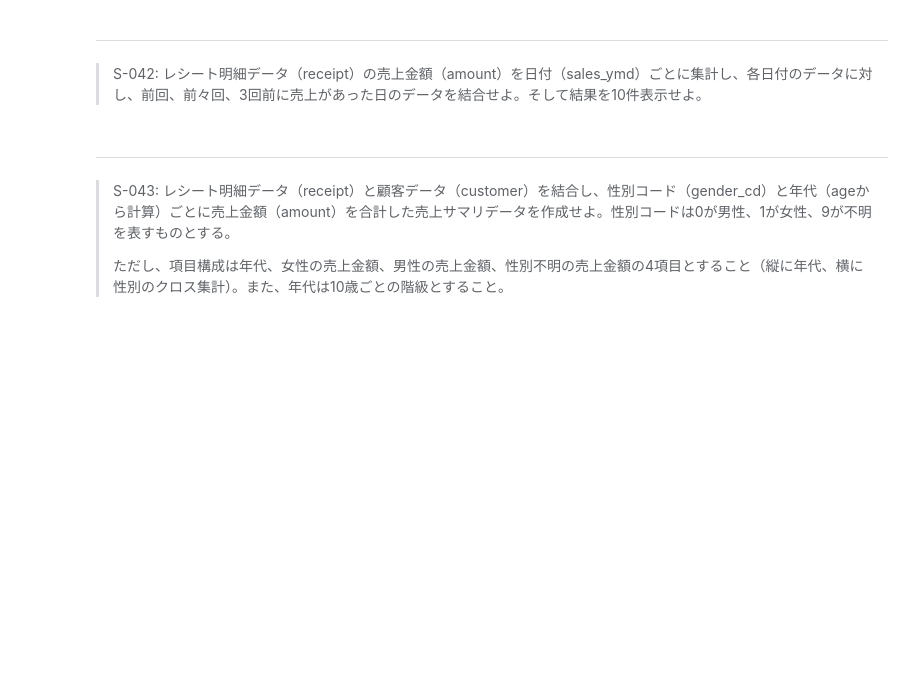
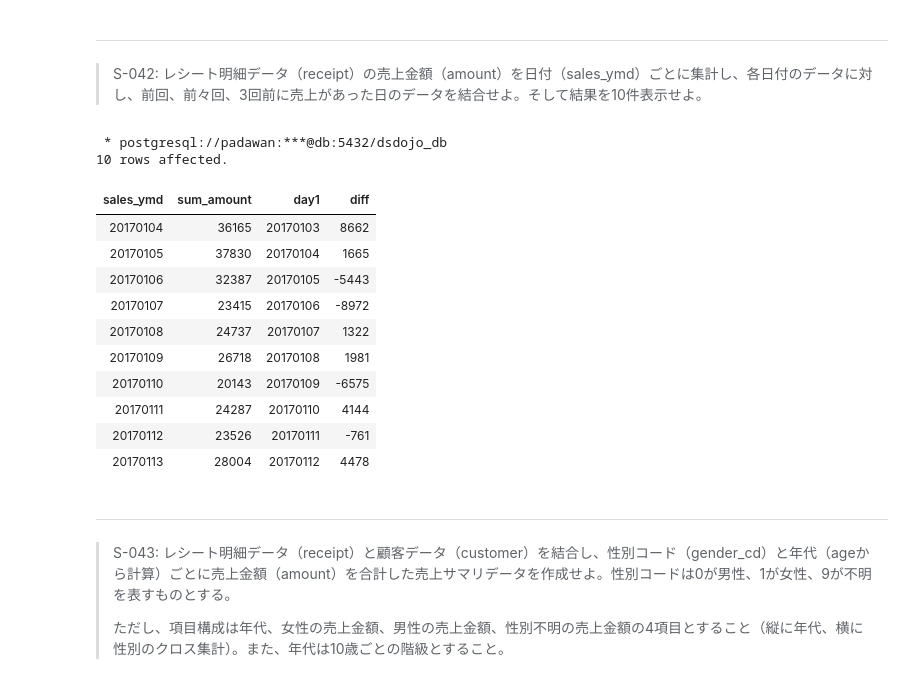
Before and after one commit to shuuuu10-01/sql-100knocks, a Jupyter notebook: preprocess_knock_SQL.ipynb, the cells around one changed output. Cells and saved outputs as stored; diff of their text form; code cells hidden in the pictures; blank space fills up the shorter version.

```diff
--- a/preprocess_knock_SQL.ipynb
+++ b/preprocess_knock_SQL.ipynb
@@ -971,3 +969,46 @@ LIMIT 10;
+# %%
+%%sql
+WITH sum AS (
+    SELECT sales_ymd, SUM(amount) AS sum_amount
+    FROM receipt
+    GROUP BY sales_ymd
+),
+lag AS (
+    SELECT
+        sales_ymd,
+        LAG(sales_ymd, 1) OVER(ORDER BY sales_ymd) day1,
+        LAG(sales_ymd, 2) OVER(ORDER BY sales_ymd) day2,
+        LAG(sales_ymd, 3) OVER(ORDER BY sales_ymd) day3,
+        sum_amount,
+        LAG(sum_amount, 1) OVER(ORDER BY sales_ymd) AS amount1,
+        LAG(sum_amount, 2) OVER(ORDER BY sales_ymd) AS amount2,
+        LAG(sum_amount, 3) OVER(ORDER BY sales_ymd) AS amount3
+    FROM sum
+)
+
+SELECT
+    sales_ymd,
+    sum_amount,
+    day1,
+    sum_amount - amount1 AS diff
+FROM lag
+WHERE day3 IS NOT NULL
+ORDER BY sales_ymd
+LIMIT 10;
+# %% [output]
+ * postgresql://padawan:***@db:5432/dsdojo_db
+10 rows affected.
+| sales_ymd | sum_amount | day1 | diff |
+| 20170104 | 36165 | 20170103 | 8662 |
+| 20170105 | 37830 | 20170104 | 1665 |
+| 20170106 | 32387 | 20170105 | -5443 |
+| 20170107 | 23415 | 20170106 | -8972 |
+| 20170108 | 24737 | 20170107 | 1322 |
+| 20170109 | 26718 | 20170108 | 1981 |
+| 20170110 | 20143 | 20170109 | -6575 |
+| 20170111 | 24287 | 20170110 | 4144 |
+| 20170112 | 23526 | 20170111 | -761 |
+| 20170113 | 28004 | 20170112 | 4478 |
 # %% [markdown]
 ---
 > S-043: レシート明細データ（receipt）と顧客データ（customer）を結合し、性別コード（gender_cd）と年代（ageから計算）ごとに売上金額（amount）を合計した売上サマリデータを作成せよ。性別コードは0が男性、1が女性、9が不明を表すものとする。
```
Also changed, not shown: parts of 1 cell of this notebook.
